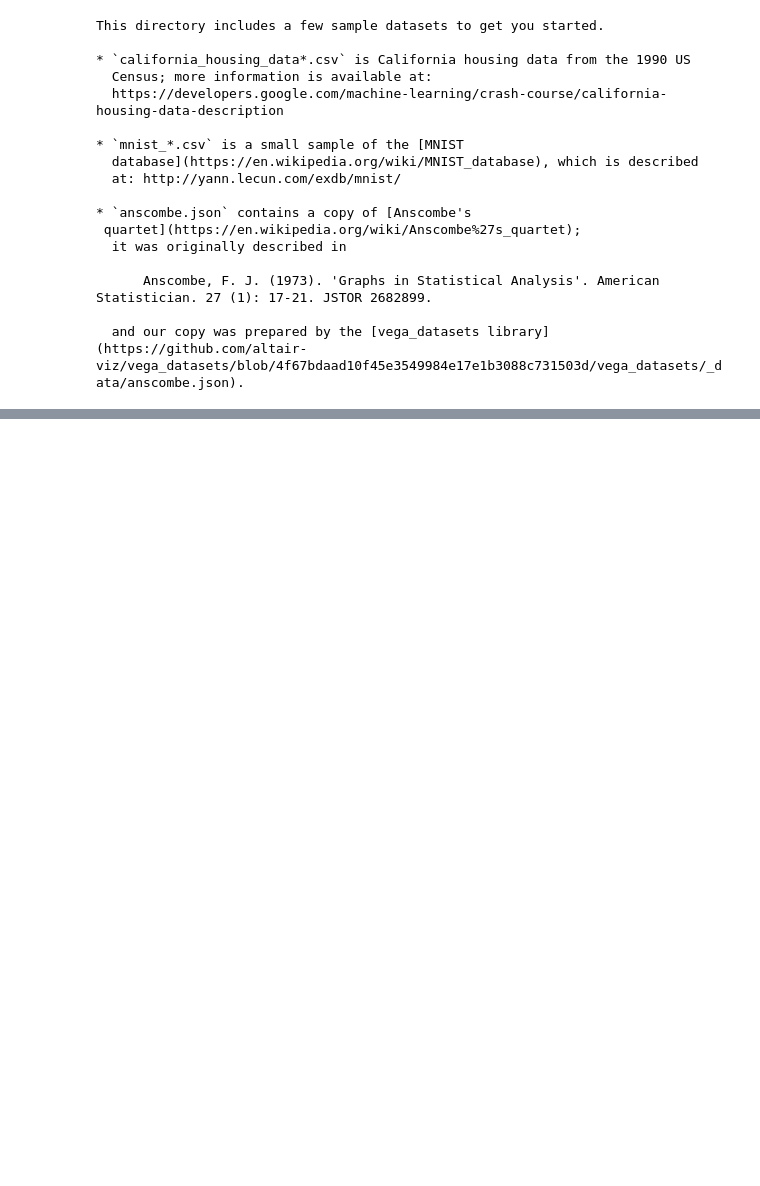
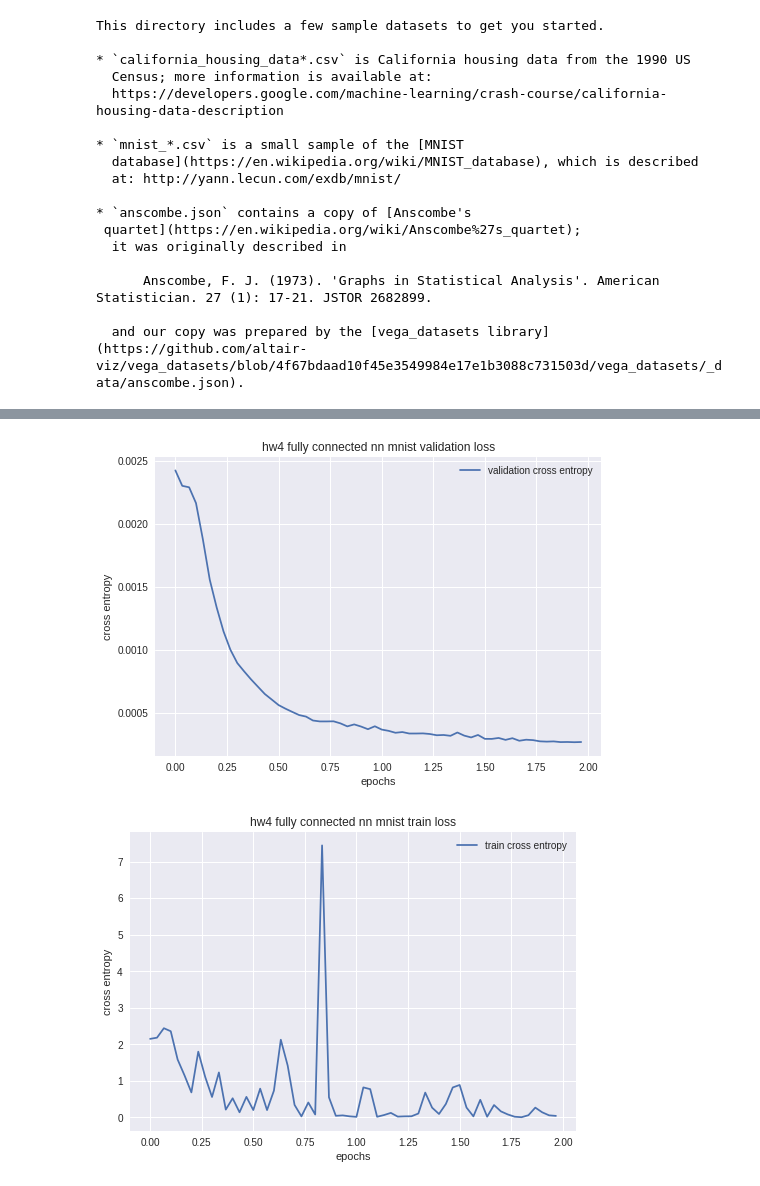
Before and after one commit to parthsdoshi/nn-lenet5-cifar100, a Jupyter notebook: lenet5.ipynb, the cells around one changed output, grey strips where cells are left out. Saved outputs shown, nothing was run; the diff lists cells and outputs as text; code cells hidden in the pictures; blank space fills up the shorter version.

Commit message:
Add plots and saving of models

```diff
--- a/lenet5.ipynb
+++ b/lenet5.ipynb
@@ -172,11 +152,13 @@ validate_every = 2000
 # %%
 fc_mnist_dev = fc_mnist.to(device)
 opt = O.SGD(fc_mnist_dev.parameters(), lr=0.01)
-criterion = nn.CrossEntropyLoss()
+criterion = nn.CrossEntropyLoss(reduction="mean")
 train_cross_entropy = []
 train_accuracy = []
 validation_cross_entropy = []
 validation_accuracy = []
+
+best_model_accuracy = 0
 
 for epoch in range(2):
     n_correct = 0
@@ -228,7 +210,11 @@ for epoch in range(2):
             print(f"[epoch {epoch + 1}, iteration {i}] \t accuracy: {n_val_correct / n_val_total} \t cross entropy: {v_cross_entropy_sum / n_val_total}")
             validation_accuracy.append(n_val_correct / n_val_total)
             validation_cross_entropy.append(v_cross_entropy_sum / n_val_total)
+            if n_val_correct / n_val_total >= best_model_accuracy:
+                best_model_accuracy = n_val_correct / n_val_total
+                print("saving")
+                torch.save(fc_mnist_dev.state_dict(), './fc_mnist')
 
-    print(f"epoch {epoch + 1} accumulated accuracy: {n_correct / n_total}")
+    print(f"epoch {epoch + 1} accumulated train accuracy: {n_correct / n_total}")
     train_accuracy.append(n_correct / n_total)
 # %% [output]
@@ -333,0 +334,31 @@ epoch 2 accumulated accuracy: 0.9811
+# %%
+# fc_train_cross_entropy = train_cross_entropy
+# fc_train_accuracy = train_accuracy
+# fc_validation_cross_entropy = validation_cross_entropy
+# fc_validation_accuracy = validation_accuracy
+
+fc_y = np.array(fc_train_cross_entropy)[0::2000]
+fc_y.shape
+fc_y_test = np.array(fc_validation_cross_entropy)
+fc_y_test.shape
+x = np.array(list(range(0, 120000, 2000)))
+x = x / 60000
+x
+plt.plot(x, fc_y_test, label='validation cross entropy')
+plt.xlabel('epochs')
+plt.ylabel('cross entropy')
+plt.title('hw4 fully connected nn mnist validation loss')
+plt.legend()
+plt.show()
+
+plt.plot(x, fc_y, label='train cross entropy')
+plt.xlabel('epochs')
+plt.ylabel('cross entropy')
+plt.title('hw4 fully connected nn mnist train loss')
+plt.legend()
+plt.show()
+# 2000*60
+# len(mnist_train_loader)
+# %% [output]
+[figure, added]
+[figure, added]
```
Also changed, not shown: parts of 18 cells of this notebook.
